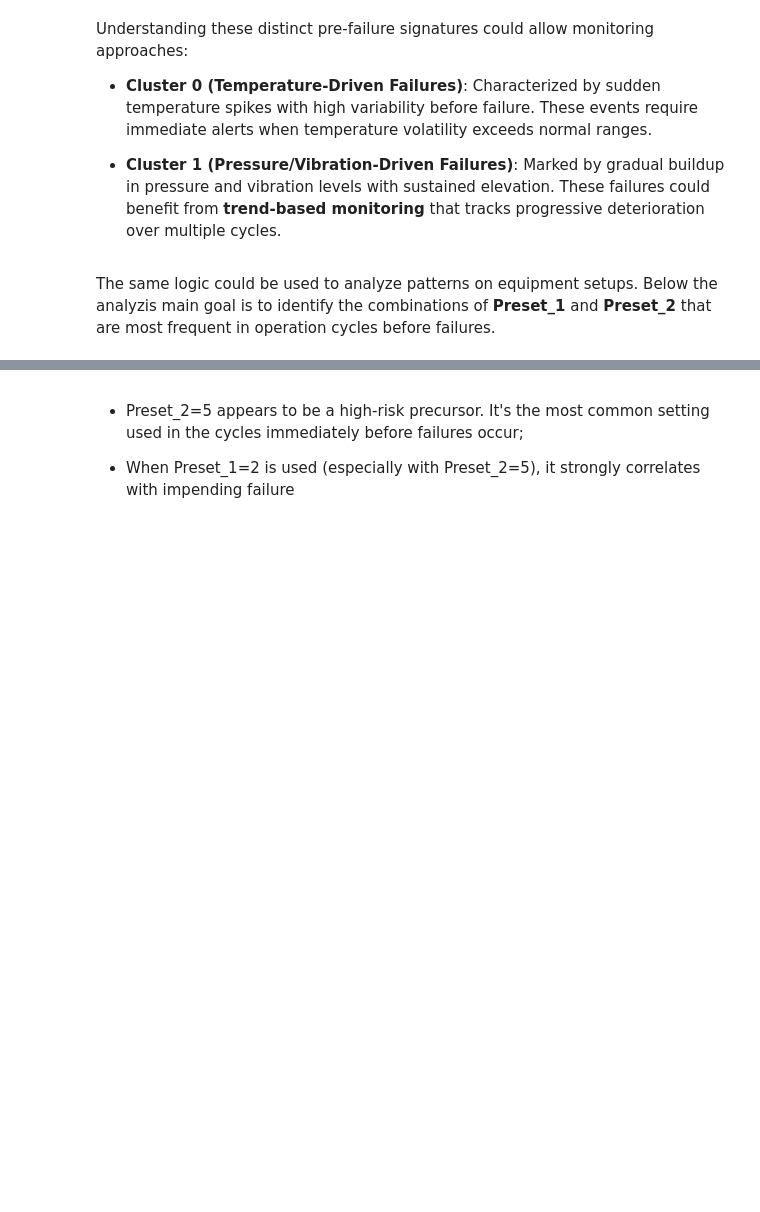
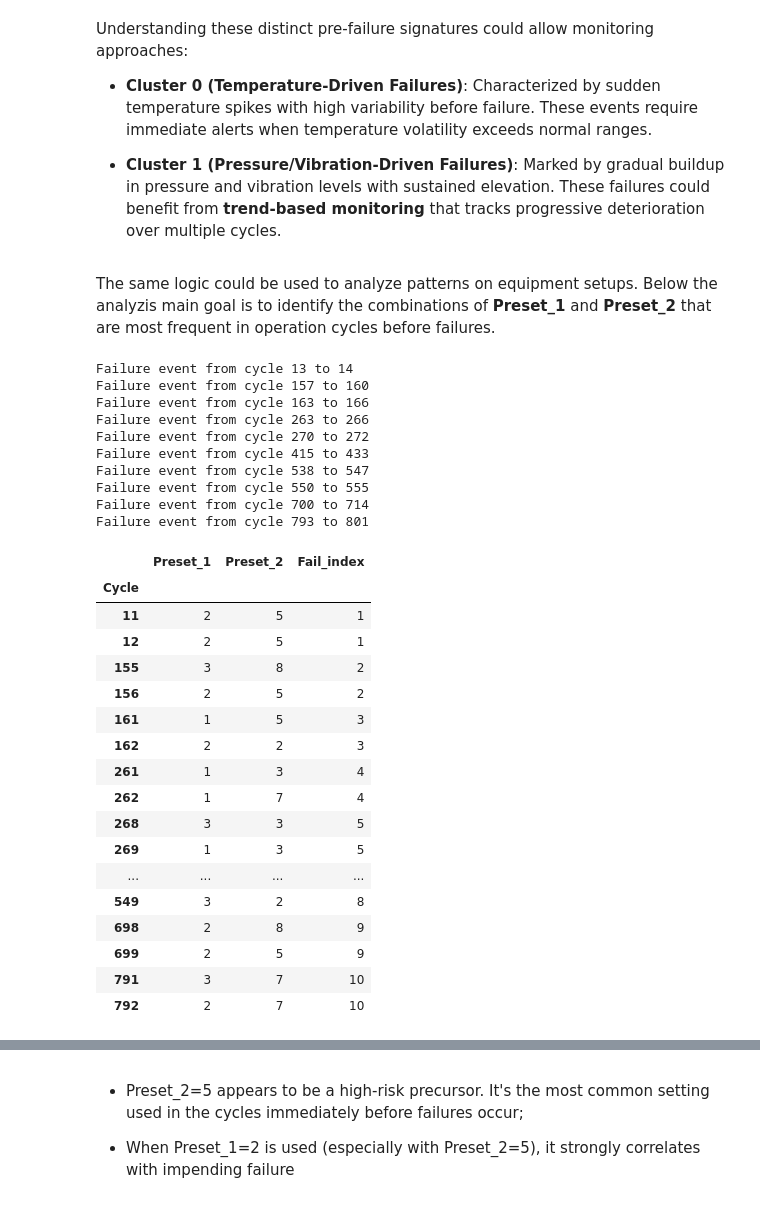
Before and after one commit to jackson-simionato/fpso-equipment-monitoring, a Jupyter notebook: notebooks/01_eda_exploration.ipynb, the cells around one changed output, grey strips where cells are left out. Saved outputs shown, nothing was run; the diff lists cells and outputs as text; code cells hidden in the pictures; blank space fills up the shorter version.

```diff
--- a/notebooks/01_eda_exploration.ipynb
+++ b/notebooks/01_eda_exploration.ipynb
@@ -286,32 +401,3 @@ display(stats_preset_1_2)
 |  | 6 | 65.959950 | 122.9100 | 24.371998 | 81.628443 | 168.4883 | 37.835909 | 77.833507 | 169.7822 | 30.393997 | ... |
 |  | 7 | 70.699374 | 110.4971 | 23.662477 | 83.535074 | 165.1597 | 39.515375 | 75.025618 | 131.3622 | 25.732398 | ... |
 |  | 8 | 70.608803 | 149.8732 | 28.175358 | 80.572269 | 159.9787 | 34.333247 | 74.143772 | 229.2359 | 37.300161 | ... |
-# %%
-# Create a comprehensive heatmap showing sensor behavior for each preset combination
-import matplotlib.pyplot as plt
-import seaborn as sns
-
-# Reshape data for better visualization
-preset_combo_stats = stats_preset_1_2.copy()
-
-# Create separate heatmaps for each statistic (mean, max, std)
-fig, axes = plt.subplots(1, 3, figsize=(20, 8))
-
-for i, stat in enumerate(['mean', 'max', 'std']):
-    # Extract data for this statistic
-    stat_data = preset_combo_stats.xs(stat, level=1, axis=1)
-
-    # Create heatmap
-    sns.heatmap(stat_data,
-                annot=True,
-                fmt='.1f',
-                cmap='RdYlBu_r',
-                ax=axes[i],
-                cbar_kws={'label': f'{stat.title()} Values'})
-
-    axes[i].set_title(f'Sensor {stat.title()} by Preset Combinations')
-    axes[i].set_xlabel('Sensor Variables')
-    axes[i].set_ylabel('Preset_1, Preset_2')
-
-plt.tight_layout()
-plt.show()
@@ -1028,27 +1453,58 @@ The same logic could be used to analyze patterns on equipment setups. Below the
 # %%
 # Create a DataFrame to hold pre-failure data
 presets_pre_failure = pd.DataFrame()
 
 # Loop through each failure event to extract pre-failure data
 for event in failure_events['events']:
     start_cycle = event[0]
     print(f"Failure event from cycle {start_cycle} to {event[1]}")
 
     # Get buffer of two operations cycles before beggining of failures
     buffer_data = get_buffer_around_index(
                 df=df,
                 start_index=start_cycle,
                 stop_index=start_cycle,  # Only need start point
                 buffer_before=2,
                 buffer_after=1,  # buffer = 1 to consider failure start point
                 exclude_failure_cycles=True  # Exclude cycles already in failure
             )
 
     # Filter columns to keep only integer types
     buffer_data = buffer_data.select_dtypes(int)
 
     # Add failure index to identify the failure event
     buffer_data['Fail_index'] = failure_events['events'].index(event) + 1  # Assigning failure index
 
     # Concatenate the buffer data to the main DataFrame
     presets_pre_failure = pd.concat([presets_pre_failure, buffer_data])
+
+display(presets_pre_failure)
+# %% [output]
+Failure event from cycle 13 to 14
+Failure event from cycle 157 to 160
+Failure event from cycle 163 to 166
+Failure event from cycle 263 to 266
+Failure event from cycle 270 to 272
+Failure event from cycle 415 to 433
+Failure event from cycle 538 to 547
+Failure event from cycle 550 to 555
+Failure event from cycle 700 to 714
+Failure event from cycle 793 to 801
+|  | Preset_1 | Preset_2 | Fail_index |
+| Cycle |  |  |  |
+| 11 | 2 | 5 | 1 |
+| 12 | 2 | 5 | 1 |
+| 155 | 3 | 8 | 2 |
+| 156 | 2 | 5 | 2 |
+| 161 | 1 | 5 | 3 |
+| 162 | 2 | 2 | 3 |
+| 261 | 1 | 3 | 4 |
+| 262 | 1 | 7 | 4 |
+| 268 | 3 | 3 | 5 |
+| 269 | 1 | 3 | 5 |
+| ... | ... | ... | ... |
+| 549 | 3 | 2 | 8 |
+| 698 | 2 | 8 | 9 |
+| 699 | 2 | 5 | 9 |
+| 791 | 3 | 7 | 10 |
+| 792 | 2 | 7 | 10 |
```
Also changed, not shown: parts of 71 cells of this notebook.
